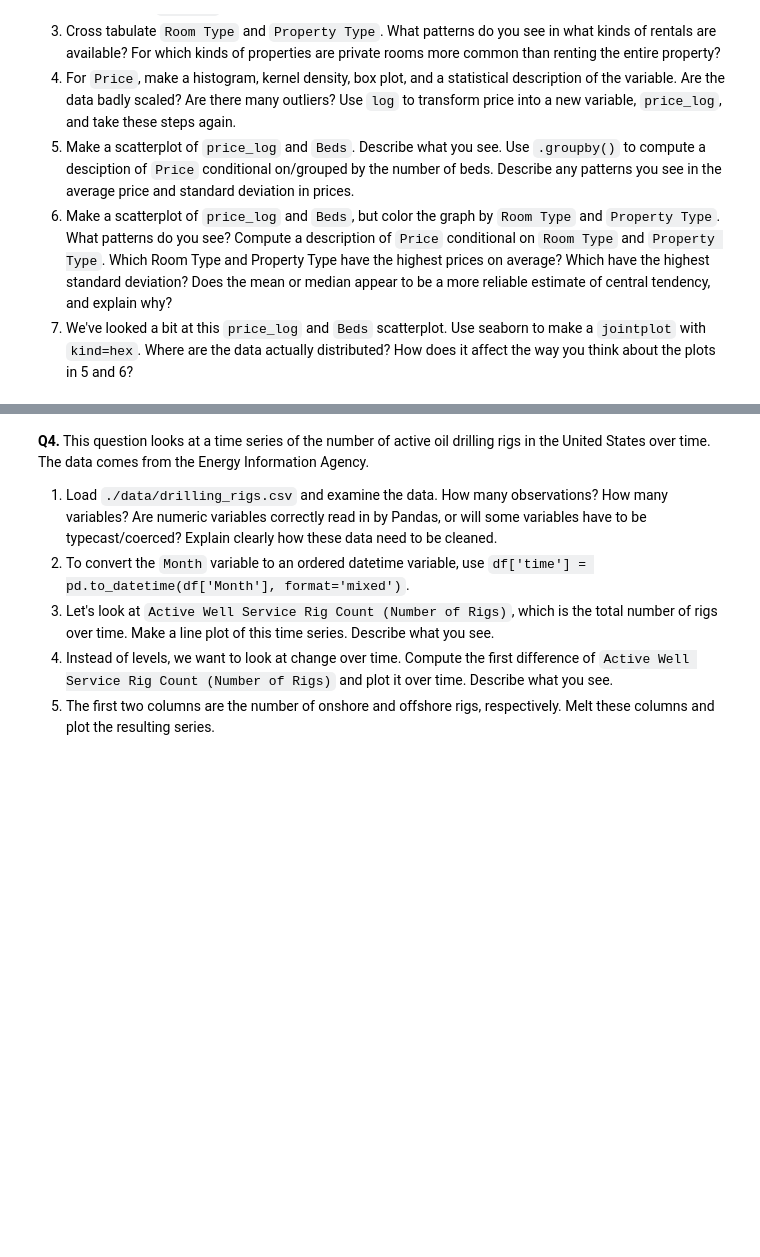
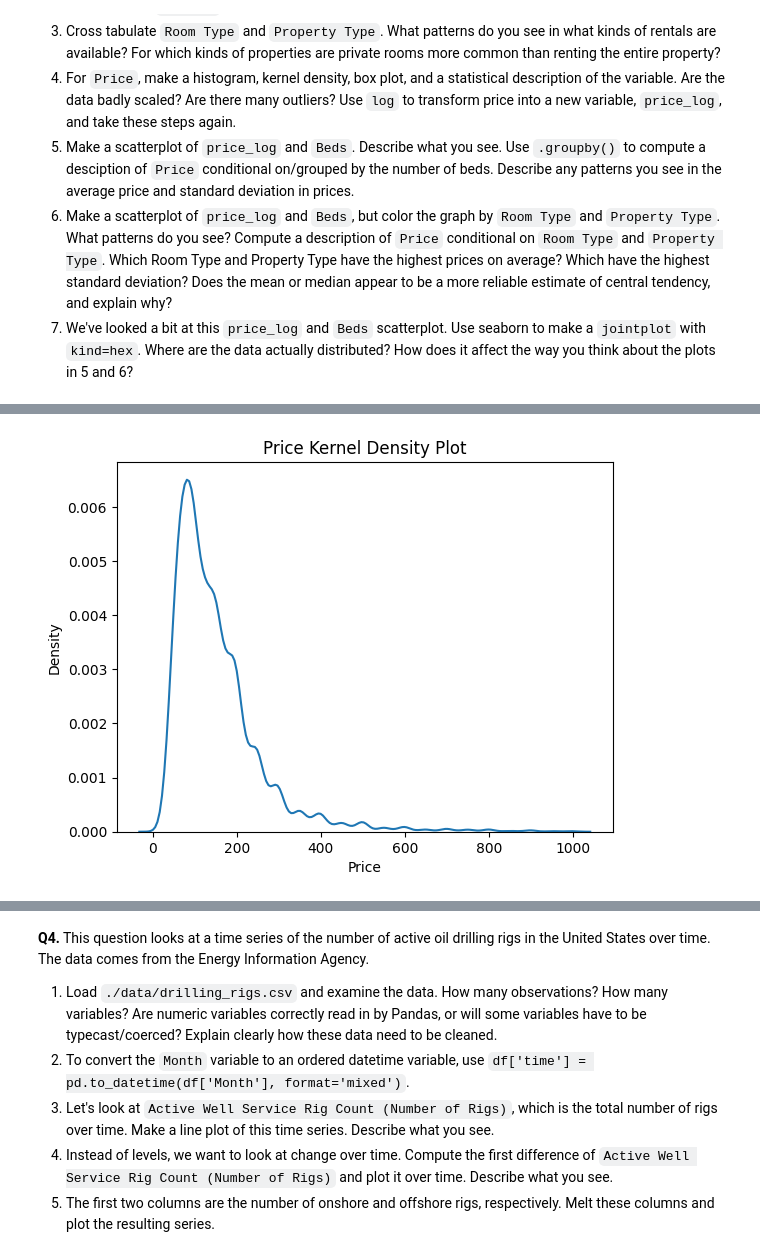
Before and after one commit to kpunsalan8/DS-3001-EDA-KP, a Jupyter notebook: assignment/assignment.ipynb, the cells around one changed output, grey strips where cells are left out. Saved outputs shown, nothing was run; the diff lists cells and outputs as text; code cells hidden in the pictures; blank space fills up the shorter version.

```diff
--- a/assignment/assignment.ipynb
+++ b/assignment/assignment.ipynb
@@ -228,0 +280,7 @@ dtype: int64
+# %%
+# Price kernel density
+sns.kdeplot(df['Price'])
+plt.title('Price Kernel Density Plot')
+plt.show()
+# %% [output]
+[figure, added]
```
Also changed, not shown: parts of 38 cells of this notebook.
